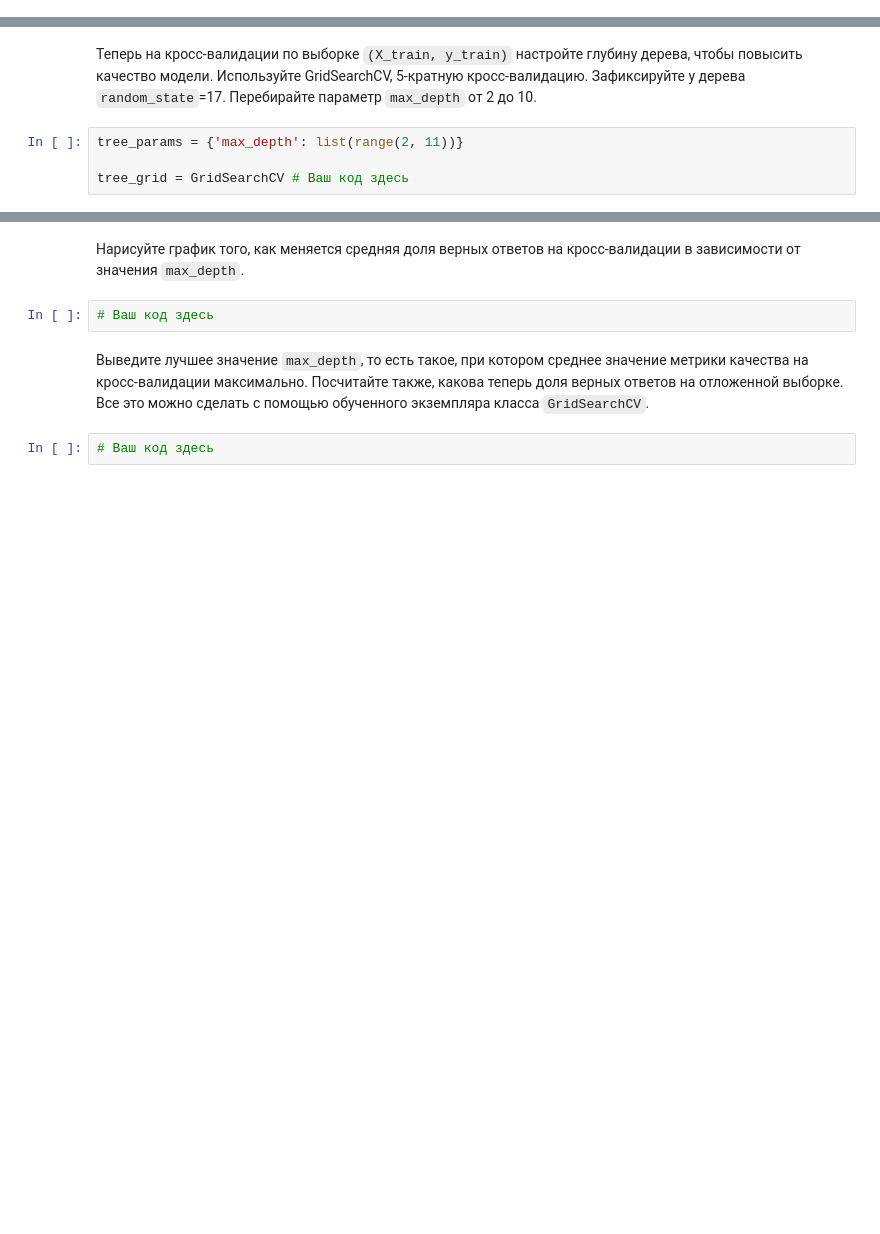
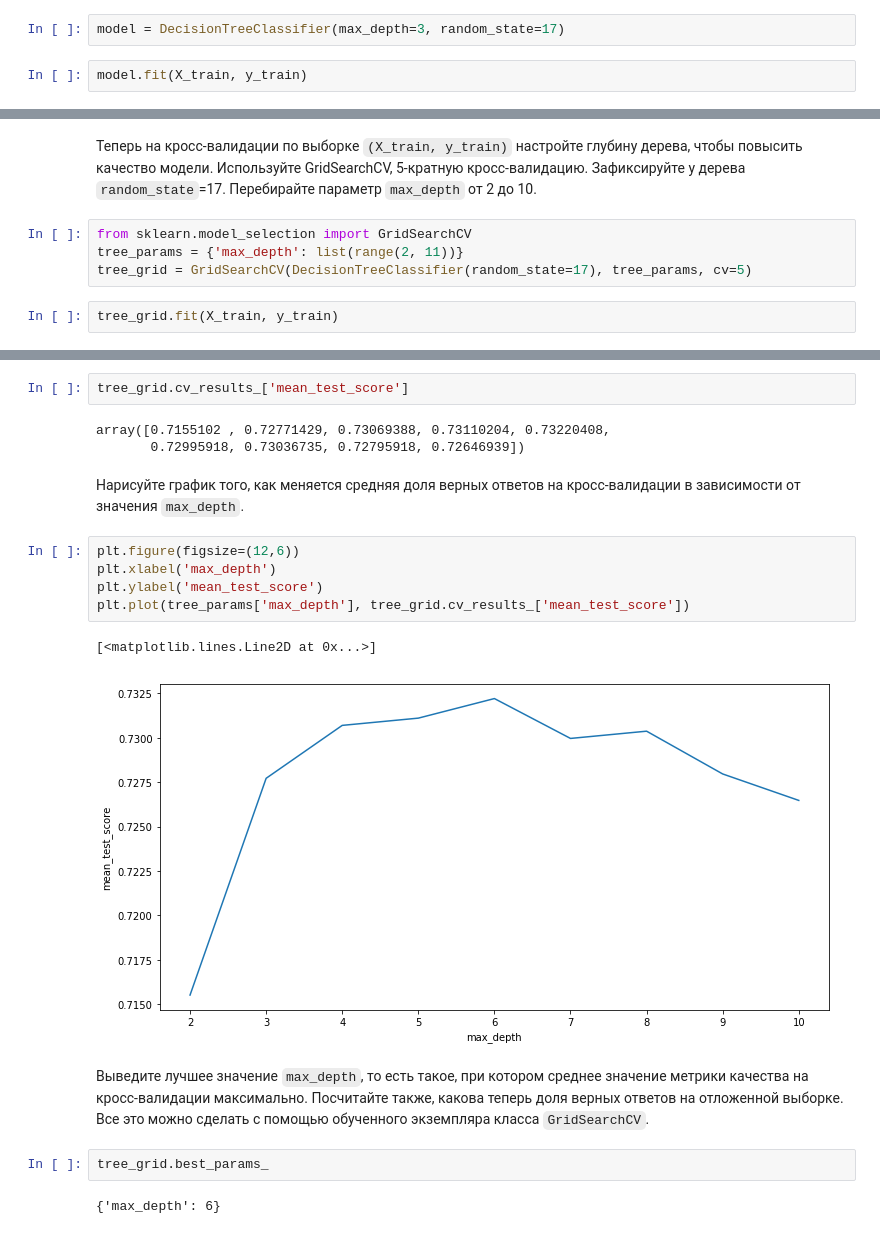
Before and after one commit to vlavrik/mlcourse_open, a Jupyter notebook: jupyter_russian/homeworks/hw3_session3_decision_trees.ipynb, the cells around one changed output, grey strips where cells are left out. Saved outputs shown, nothing was run; the diff lists cells and outputs as text; blank space fills up the shorter version.

```diff
--- a/jupyter_russian/homeworks/hw3_session3_decision_trees.ipynb
+++ b/jupyter_russian/homeworks/hw3_session3_decision_trees.ipynb
@@ -130,0 +210,4 @@ TypeError: 'function' object is not iterable
+# %%
+model = DecisionTreeClassifier(max_depth=3, random_state=17)
+# %%
+model.fit(X_train, y_train)
@@ -141,6 +246,8 @@ TypeError: 'function' object is not iterable
 # %% [markdown]
 Теперь на кросс-валидации по выборке  `(X_train, y_train)`  настройте глубину дерева, чтобы повысить качество модели. Используйте GridSearchCV, 5-кратную кросс-валидацию. Зафиксируйте у дерева `random_state`=17. Перебирайте параметр `max_depth` от 2 до 10.
 # %%
+from sklearn.model_selection import GridSearchCV
 tree_params = {'max_depth': list(range(2, 11))}
-
-tree_grid = GridSearchCV # Ваш код здесь
+tree_grid = GridSearchCV(DecisionTreeClassifier(random_state=17), tree_params, cv=5)
+# %%
+tree_grid.fit(X_train, y_train)
@@ -147,8 +266,21 @@ tree_grid = GridSearchCV # Ваш код здесь
+# %%
+tree_grid.cv_results_['mean_test_score']
+# %% [output]
+array([0.7155102 , 0.72771429, 0.73069388, 0.73110204, 0.73220408,
+       0.72995918, 0.73036735, 0.72795918, 0.72646939])
 # %% [markdown]
 Нарисуйте график того, как меняется средняя доля верных ответов на кросс-валидации в зависимости от значения `max_depth`.
-# %%
-# Ваш код здесь
+# %%
+plt.figure(figsize=(12,6))
+plt.xlabel('max_depth')
+plt.ylabel('mean_test_score')
+plt.plot(tree_params['max_depth'], tree_grid.cv_results_['mean_test_score'])
+# %% [output]
+[<matplotlib.lines.Line2D at 0x...>]
+[figure, added]
 # %% [markdown]
 Выведите лучшее значение `max_depth`, то есть такое, при котором среднее значение метрики качества на кросс-валидации максимально. Посчитайте также, какова теперь доля верных ответов на отложенной выборке. Все это можно сделать с помощью обученного экземпляра класса `GridSearchCV`.
-# %%
-# Ваш код здесь
+# %%
+tree_grid.best_params_
+# %% [output]
+{'max_depth': 6}
```
Also changed, not shown: parts of 55 cells of this notebook, 4 other files.
